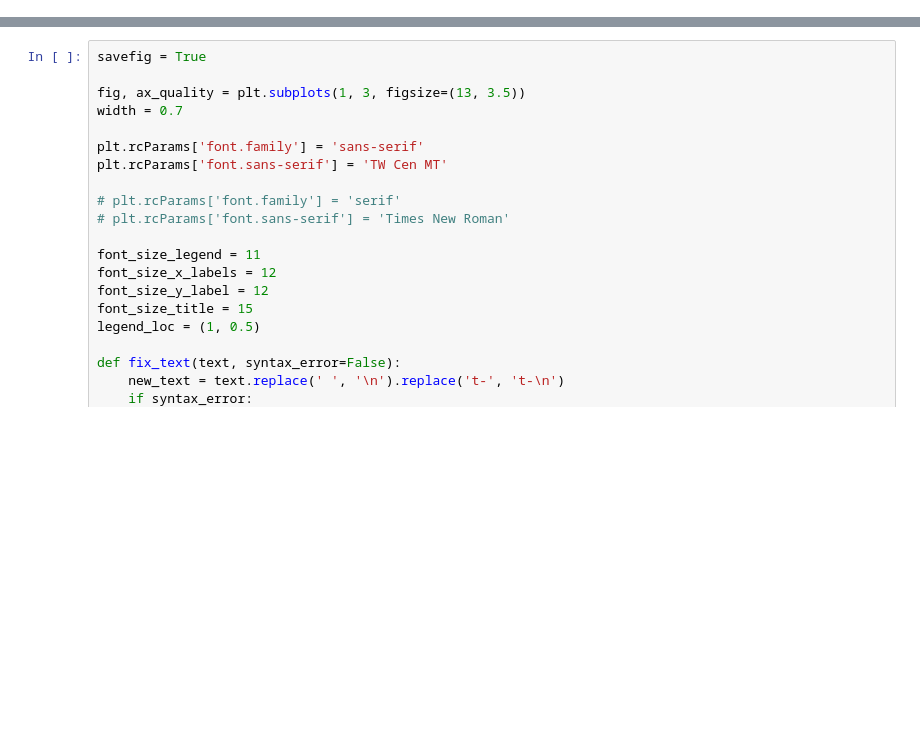
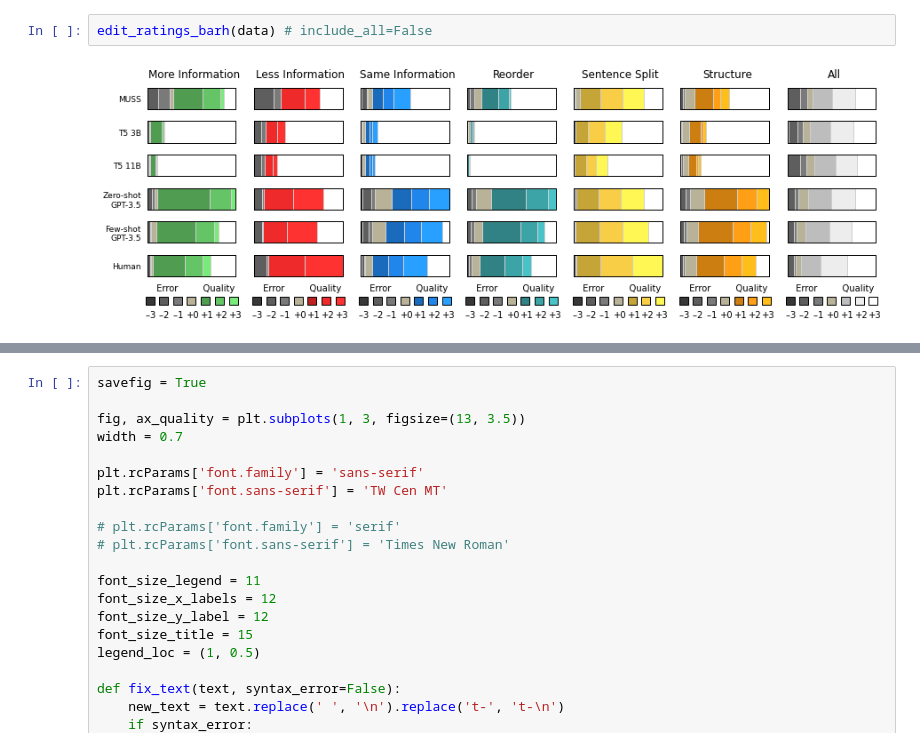
Before and after one commit to Yao-Dou/ts-annotation-tool, a Jupyter notebook: data/analysis/playground.ipynb, the cells around one changed output, grey strips where cells are left out. Saved outputs shown, nothing was run; the diff lists cells and outputs as text; blank space fills up the shorter version.

```diff
--- a/data/analysis/playground.ipynb
+++ b/data/analysis/playground.ipynb
@@ -27,0 +28,4 @@ When processing sentence: rachel - Batch 11, HIT 60 (ID 689). Caught error on: C
+# %%
+edit_ratings_barh(data) # include_all=False
+# %% [output]
+[figure, added]
```
Also changed, not shown: parts of 7 cells of this notebook, 33 other files.
